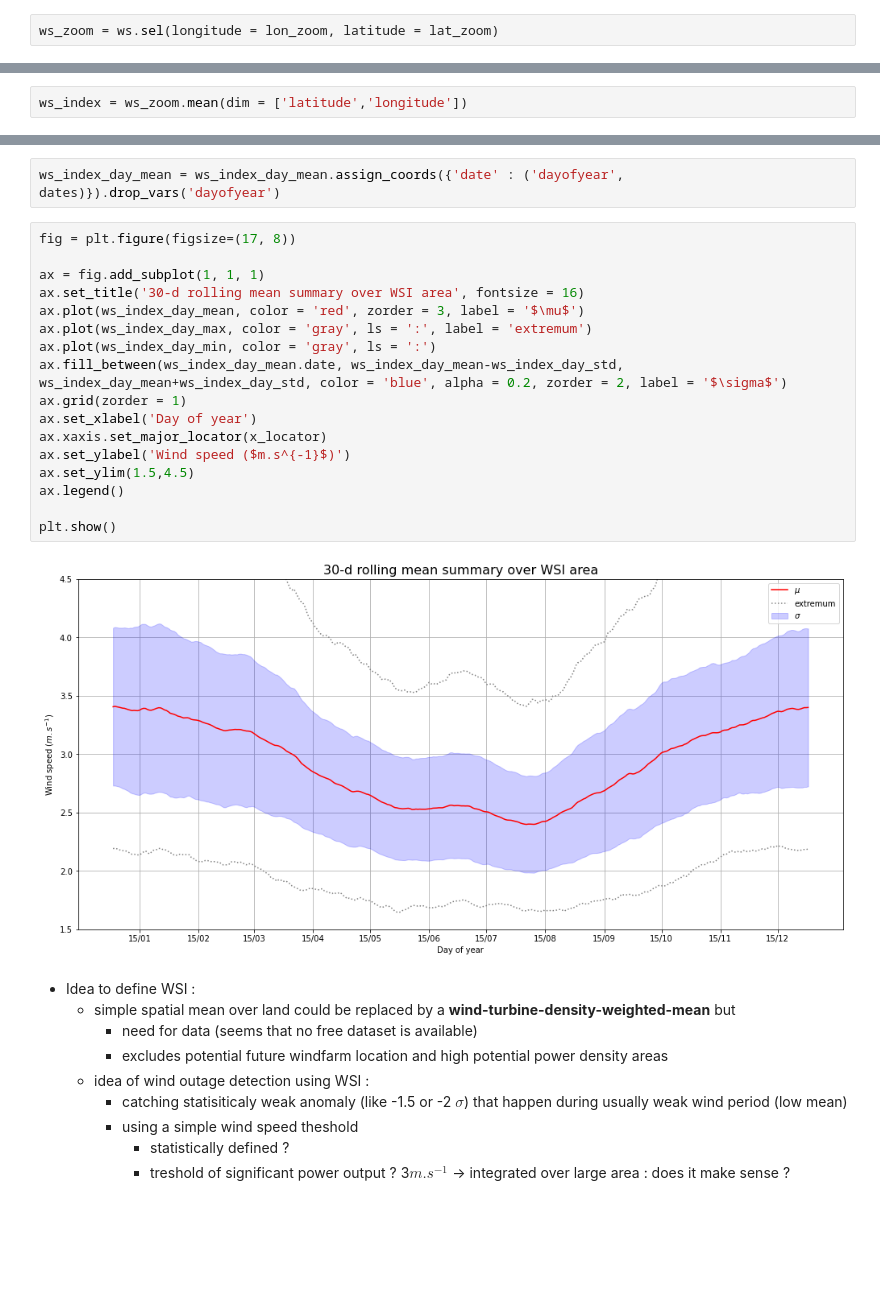
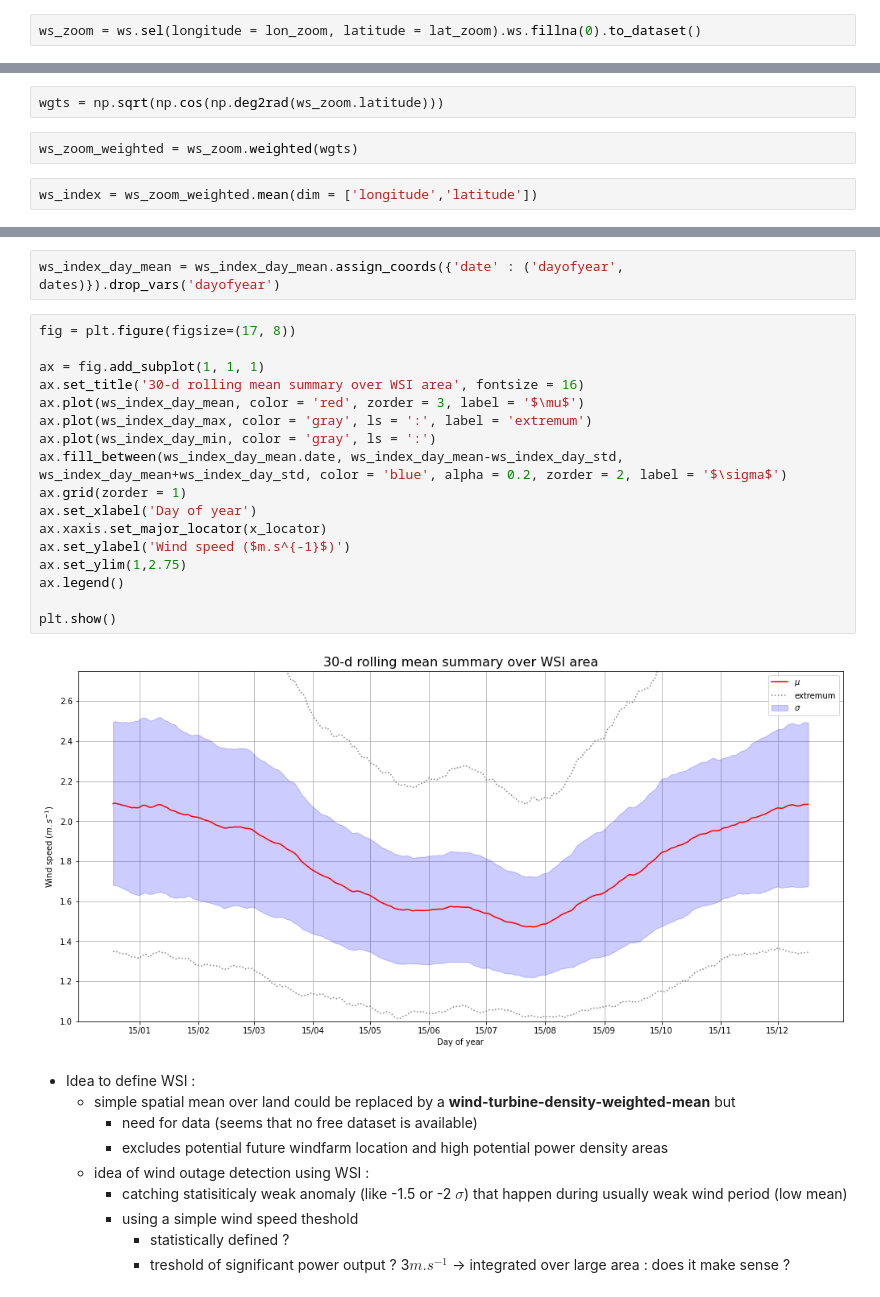
Before and after one commit to bchatelon/year_weather_regime, a Jupyter notebook: wind_outage.ipynb, the cells around one changed output, grey strips where cells are left out. Saved outputs shown, nothing was run; the diff lists cells and outputs as text; blank space fills up the shorter version.

Commit message:
weighted mean fix

```diff
--- a/wind_outage.ipynb
+++ b/wind_outage.ipynb
@@ -152,7 +152,7 @@ plt.show()
 # %% [markdown]
 Selecting data over this chosen area
 # %%
-ws_zoom = ws.sel(longitude = lon_zoom, latitude = lat_zoom)
+ws_zoom = ws.sel(longitude = lon_zoom, latitude = lat_zoom).ws.fillna(0).to_dataset()
 # %% [markdown]
 ### Definition of WSI (over land) and first visualisations
 # %% [markdown]
@@ -162,5 +162,9 @@ Computing spatial average over land for each timestep ie. comuting Wind Speed In
+# %%
+wgts = np.sqrt(np.cos(np.deg2rad(ws_zoom.latitude)))
+# %%
+ws_zoom_weighted = ws_zoom.weighted(wgts)
 # %%
-ws_index = ws_zoom.mean(dim = ['latitude','longitude'])
+ws_index = ws_zoom_weighted.mean(dim = ['longitude','latitude'])
 # %% [markdown]
 =================================================================================================================
 # %% [markdown]
@@ -283,22 +287,22 @@ ws_index_day_mean = ws_index_day_mean.assign_coords({'date' : ('dayofyear', date
 # %%
 fig = plt.figure(figsize=(17, 8))
 
 ax = fig.add_subplot(1, 1, 1)
 ax.set_title('30-d rolling mean summary over WSI area', fontsize = 16)
 ax.plot(ws_index_day_mean, color = 'red', zorder = 3, label = '$\mu$')
 ax.plot(ws_index_day_max, color = 'gray', ls = ':', label = 'extremum')
 ax.plot(ws_index_day_min, color = 'gray', ls = ':')
 ax.fill_between(ws_index_day_mean.date, ws_index_day_mean-ws_index_day_std, ws_index_day_mean+ws_index_day_std, color = 'blue', alpha = 0.2, zorder = 2, label = '$\sigma$')
 ax.grid(zorder = 1)
 ax.set_xlabel('Day of year')
 ax.xaxis.set_major_locator(x_locator)
 ax.set_ylabel('Wind speed ($m.s^{-1}$)')
-ax.set_ylim(1.5,4.5)
+ax.set_ylim(1,2.75)
 ax.legend()
 
 plt.show()
 # %% [output]
-[figure, old version]
+[figure, new version]
 # %% [markdown]
 + Idea to define WSI :
     + simple spatial mean over land could be replaced by a <b>wind-turbine-density-weighted-mean</b> but
```
Also changed, not shown: parts of 11 cells of this notebook.
